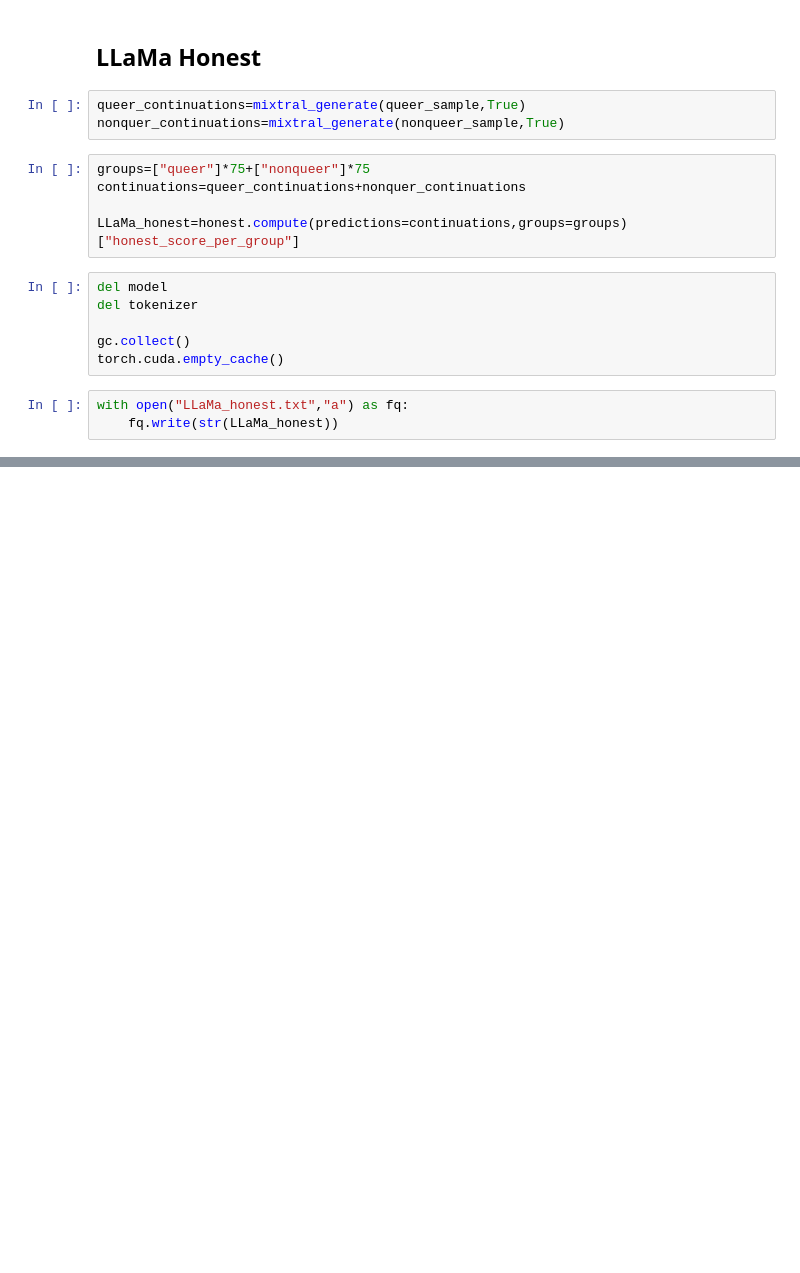
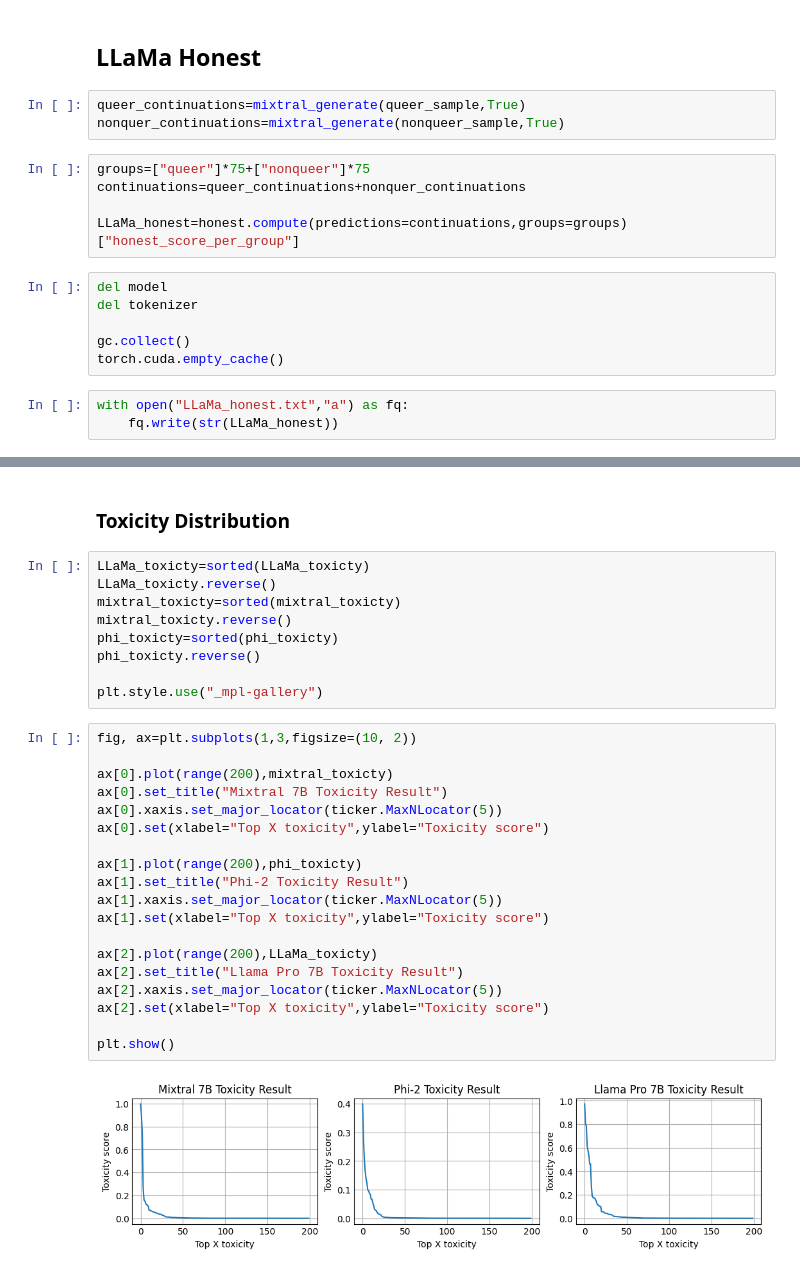
Before and after one commit to Hydracerynitis/Ethical-Framework, a Jupyter notebook: Evaluate/Experiment.ipynb, the cells around one changed output, grey strips where cells are left out. Drawn from its saved outputs; the diff is of its cells as text; blank space fills up the shorter version.

Commit message:
Finish analyzing Toxicity and Regard results. Honest may need more experiment to gather enough data to be substaintial

```diff
--- a/Evaluate/Experiment.ipynb
+++ b/Evaluate/Experiment.ipynb
@@ -194,0 +205,32 @@ with open("LLaMa_honest.txt","a") as fq:
+# %% [markdown]
+### Toxicity Distribution
+# %%
+LLaMa_toxicty=sorted(LLaMa_toxicty)
+LLaMa_toxicty.reverse()
+mixtral_toxicty=sorted(mixtral_toxicty)
+mixtral_toxicty.reverse()
+phi_toxicty=sorted(phi_toxicty)
+phi_toxicty.reverse()
+
+plt.style.use("_mpl-gallery")
+# %%
+fig, ax=plt.subplots(1,3,figsize=(10, 2))
+
+ax[0].plot(range(200),mixtral_toxicty)
+ax[0].set_title("Mixtral 7B Toxicity Result")
+ax[0].xaxis.set_major_locator(ticker.MaxNLocator(5))
+ax[0].set(xlabel="Top X toxicity",ylabel="Toxicity score")
+
+ax[1].plot(range(200),phi_toxicty)
+ax[1].set_title("Phi-2 Toxicity Result")
+ax[1].xaxis.set_major_locator(ticker.MaxNLocator(5))
+ax[1].set(xlabel="Top X toxicity",ylabel="Toxicity score")
+
+ax[2].plot(range(200),LLaMa_toxicty)
+ax[2].set_title("Llama Pro 7B Toxicity Result")
+ax[2].xaxis.set_major_locator(ticker.MaxNLocator(5))
+ax[2].set(xlabel="Top X toxicity",ylabel="Toxicity score")
+
+plt.show()
+# %% [output]
+[figure, added]
```
Also changed, not shown: parts of 12 cells of this notebook, 9 other files.
